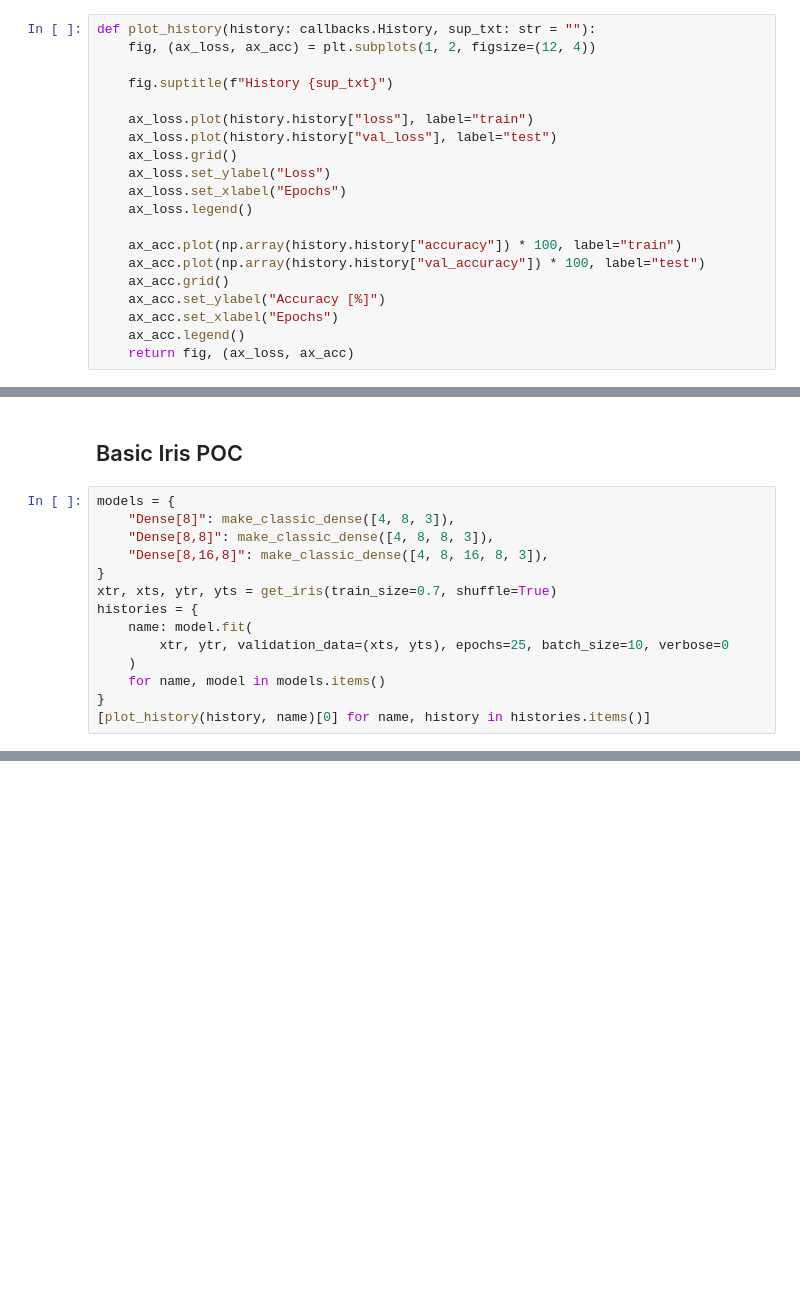
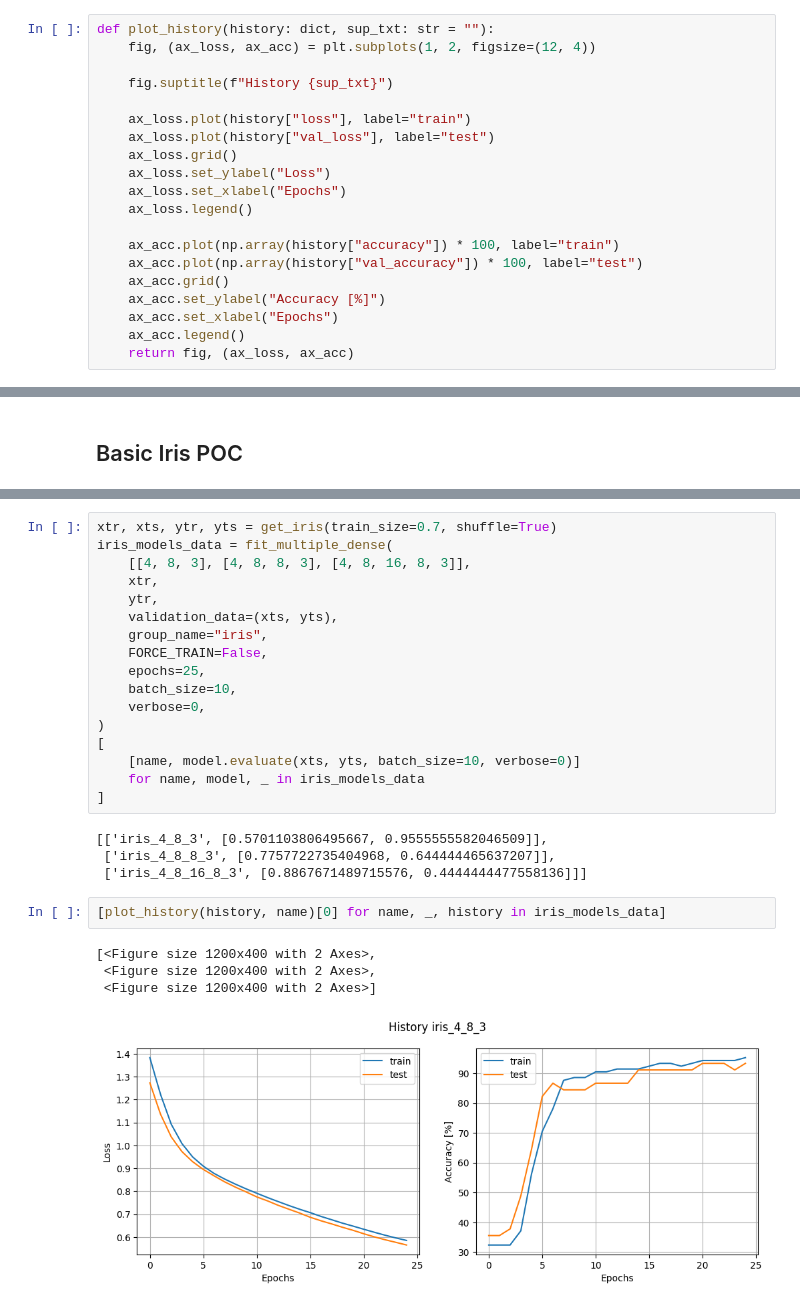
Before and after one commit to Ichtiostega/masters-project, a Jupyter notebook: MastersProject.ipynb, the cells around one changed output, grey strips where cells are left out. Drawn from its saved outputs; the diff is of its cells as text; blank space fills up the shorter version.

Commit message:
Added first tests on covtype, added model saving and saved all current models.

```diff
--- a/MastersProject.ipynb
+++ b/MastersProject.ipynb
@@ -84,20 +144,20 @@ def stacked_evaluate(
 # %% [markdown]
 ## Utils
 # %%
-def plot_history(history: callbacks.History, sup_txt: str = ""):
+def plot_history(history: dict, sup_txt: str = ""):
     fig, (ax_loss, ax_acc) = plt.subplots(1, 2, figsize=(12, 4))
 
     fig.suptitle(f"History {sup_txt}")
 
-    ax_loss.plot(history.history["loss"], label="train")
-    ax_loss.plot(history.history["val_loss"], label="test")
+    ax_loss.plot(history["loss"], label="train")
+    ax_loss.plot(history["val_loss"], label="test")
     ax_loss.grid()
     ax_loss.set_ylabel("Loss")
     ax_loss.set_xlabel("Epochs")
     ax_loss.legend()
 
-    ax_acc.plot(np.array(history.history["accuracy"]) * 100, label="train")
-    ax_acc.plot(np.array(history.history["val_accuracy"]) * 100, label="test")
+    ax_acc.plot(np.array(history["accuracy"]) * 100, label="train")
+    ax_acc.plot(np.array(history["val_accuracy"]) * 100, label="test")
     ax_acc.grid()
     ax_acc.set_ylabel("Accuracy [%]")
     ax_acc.set_xlabel("Epochs")
@@ -107,17 +167,3 @@ def plot_history(history: callbacks.History, sup_txt: str = ""):
 # Experiments
 # %% [markdown]
 ## Basic Iris POC
-# %%
-models = {
-    "Dense[8]": make_classic_dense([4, 8, 3]),
-    "Dense[8,8]": make_classic_dense([4, 8, 8, 3]),
-    "Dense[8,16,8]": make_classic_dense([4, 8, 16, 8, 3]),
-}
-xtr, xts, ytr, yts = get_iris(train_size=0.7, shuffle=True)
-histories = {
-    name: model.fit(
-        xtr, ytr, validation_data=(xts, yts), epochs=25, batch_size=10, verbose=0
-    )
-    for name, model in models.items()
-}
-[plot_history(history, name)[0] for name, history in histories.items()]
@@ -130,0 +170,28 @@ histories = {
+# %%
+xtr, xts, ytr, yts = get_iris(train_size=0.7, shuffle=True)
+iris_models_data = fit_multiple_dense(
+    [[4, 8, 3], [4, 8, 8, 3], [4, 8, 16, 8, 3]],
+    xtr,
+    ytr,
+    validation_data=(xts, yts),
+    group_name="iris",
+    FORCE_TRAIN=False,
+    epochs=25,
+    batch_size=10,
+    verbose=0,
+)
+[
+    [name, model.evaluate(xts, yts, batch_size=10, verbose=0)]
+    for name, model, _ in iris_models_data
+]
+# %% [output]
+[['iris_4_8_3', [0.5701103806495667, 0.9555555582046509]],
+ ['iris_4_8_8_3', [0.7757722735404968, 0.644444465637207]],
+ ['iris_4_8_16_8_3', [0.8867671489715576, 0.4444444477558136]]]
+# %%
+[plot_history(history, name)[0] for name, _, history in iris_models_data]
+# %% [output]
+[<Figure size 1200x400 with 2 Axes>,
+ <Figure size 1200x400 with 2 Axes>,
+ <Figure size 1200x400 with 2 Axes>]
+[figure, added]
```
Also changed, not shown: parts of 19 cells of this notebook, 16 other files.
